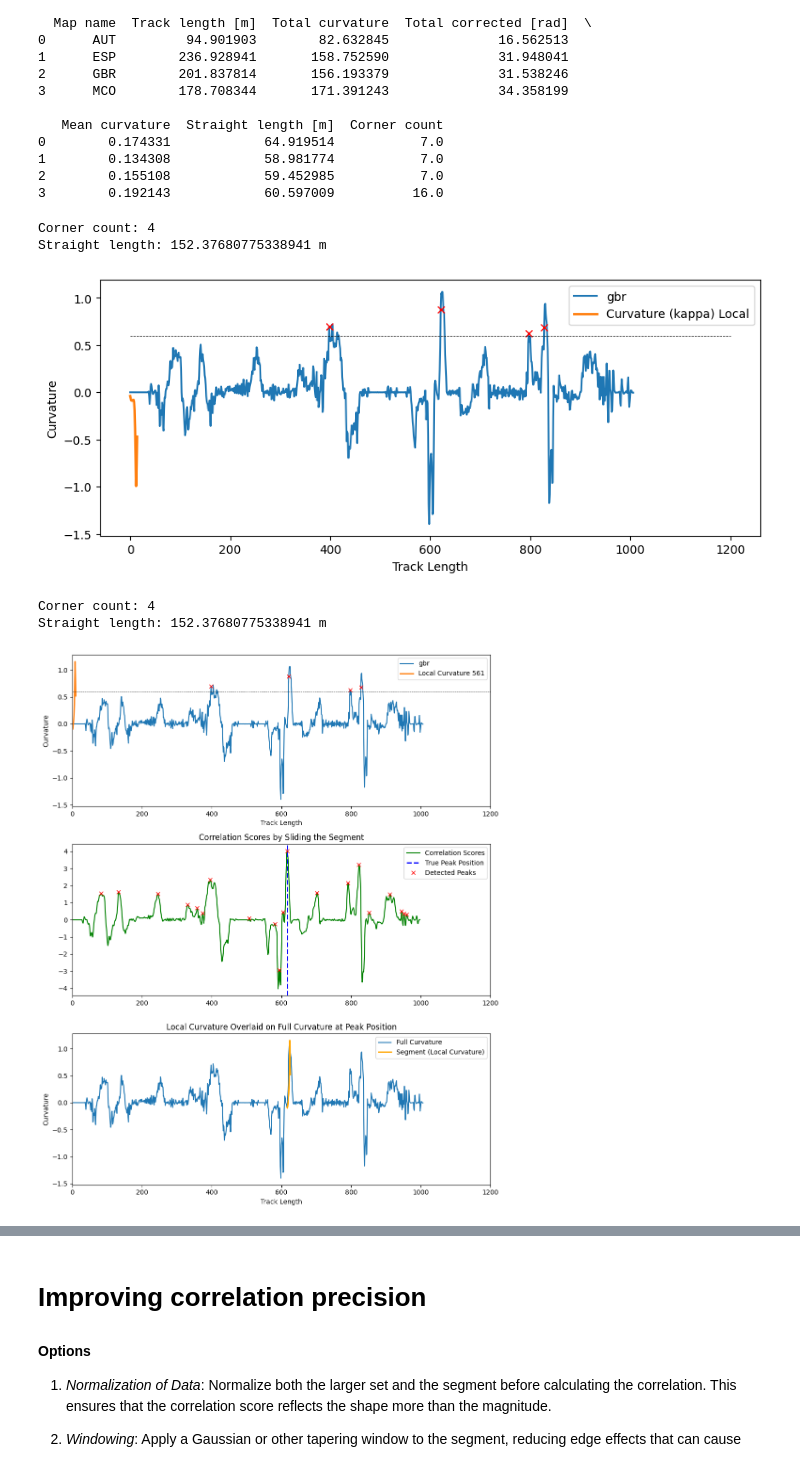
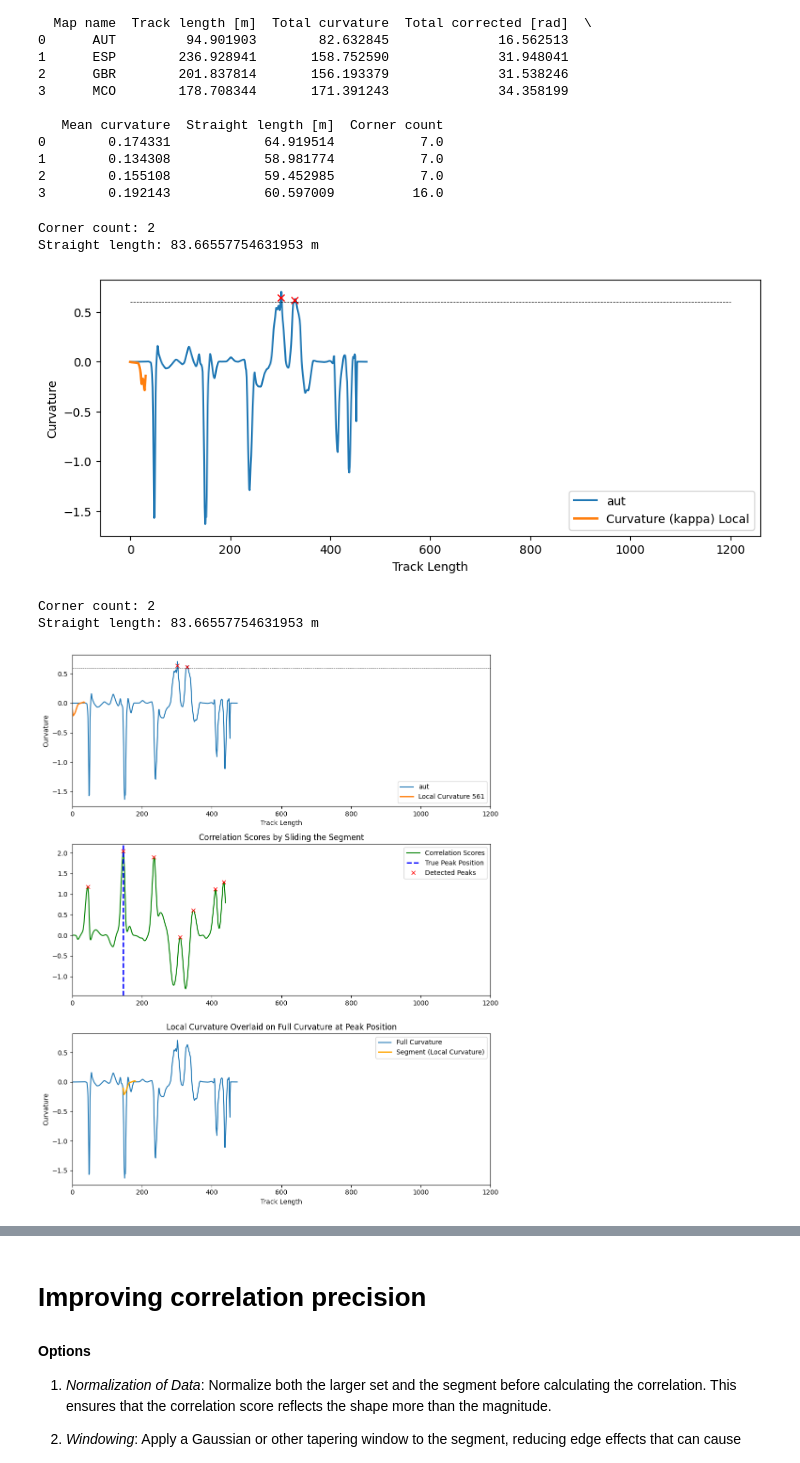
Before and after one commit to Delport121/F1Tenth_Sim, a Jupyter notebook: f1tenth_benchmarks/localmap_racing/CurvatureScanmatch.ipynb, the cells around one changed output, grey strips where cells are left out. Cells and saved outputs as stored; diff of their text form; code cells hidden in the pictures.

```diff
--- a/f1tenth_benchmarks/localmap_racing/CurvatureScanmatch.ipynb
+++ b/f1tenth_benchmarks/localmap_racing/CurvatureScanmatch.ipynb
@@ -187,37 +188,37 @@ psiLocal, kappaLocal = calc_head_curv_num(
         is_closed=False,
         stepsize_psi_preview=0.1,
         stepsize_psi_review=0.1,
         stepsize_curv_preview=0.2,
         stepsize_curv_review=0.2,
         calc_curv=True
     )
 
-map_names = ["gbr"]
+map_names = ["aut"]
 for i, map_name in enumerate(map_names):
     centre_line = CentreLine(map_name.lower(), directory="../../maps/")
     # kappa = np.abs(centre_line.kappa)
     kappa = centre_line.kappa
     corner_count, corner_crossings = count_corners(kappa)
     print(f"Corner count: {corner_count}")
 
     last_el = np.linalg.norm(centre_line.path[0] - centre_line.path[-1])
     full_el = np.append(centre_line.el_lengths, last_el)
     straight_length = measure_straight_section(kappa, full_el)
     print(f"Straight length: {straight_length} m")
 
     plt.plot(kappa, label=map_name)
     plt.plot(np.arange(len(kappaLocal)), kappaLocal, linewidth=2, label='Curvature (kappa) Local')
     plt.legend()
     plt.xlabel("Track Length")
     plt.ylabel("Curvature")
     plt.plot(corner_crossings, kappa[corner_crossings], 'rx')
 
     level = 0.6
     plt.plot([0, 1200], [level, level], 'k--', linewidth=.5)
 # %% [output]
-Corner count: 4
-Straight length: 152.37680775338941 m
+Corner count: 2
+Straight length: 83.66557754631953 m
-[figure, old version]
+[figure, new version]
 # %%
 from scipy.signal import correlate, find_peaks
 
@@ -242,7 +243,7 @@ psiLocal, kappaLocal = calc_head_curv_num(
         calc_curv=True
     )
 
-map_names = ["gbr"]
+map_names = ["aut"]
 for i, map_name in enumerate(map_names):
     centre_line = CentreLine(map_name.lower(), directory="../../maps/")
     kappa = centre_line.kappa
@@ -298,9 +299,9 @@ for i, map_name in enumerate(map_names):
     plt.tight_layout()
     plt.show()
 # %% [output]
-Corner count: 4
-Straight length: 152.37680775338941 m
+Corner count: 2
+Straight length: 83.66557754631953 m
-[figure, old version]
+[figure, new version]
 # %%
 import numpy as np
 import matplotlib.pyplot as plt
```
Also changed, not shown: parts of 6 cells of this notebook, 3 other files.
